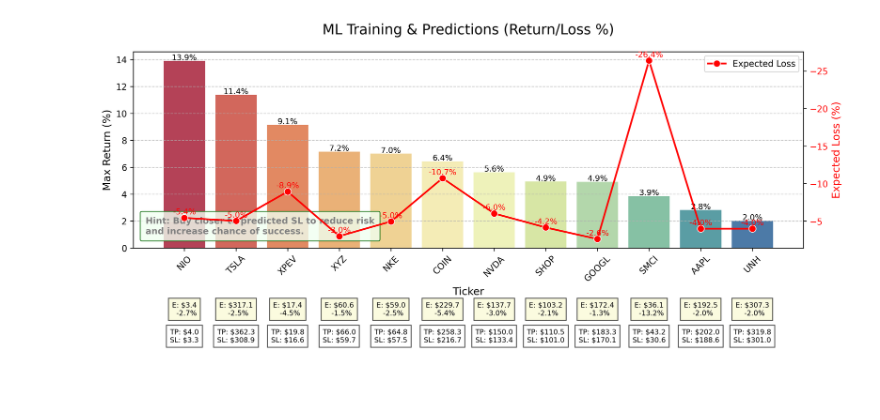
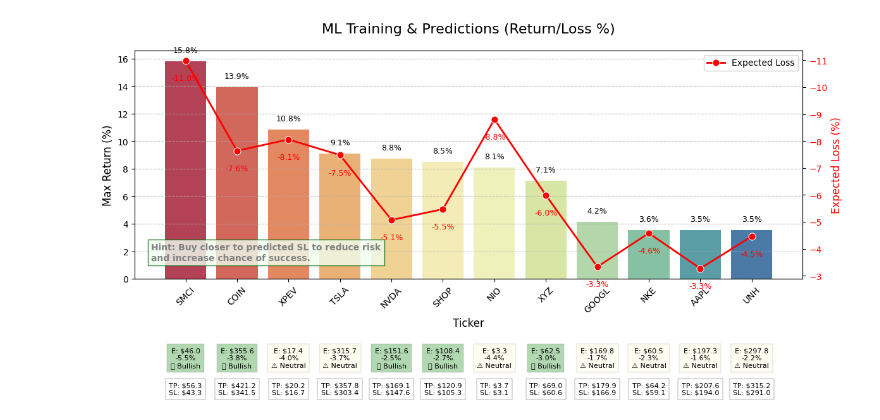
Before and after one commit to farrukhdGB/StocksML, a Jupyter notebook: FixedProfit_ML_MultiStocks.ipynb, the cells around one changed output. Cells and saved outputs as stored; diff of their text form; code cells hidden in the pictures; blank space fills up the shorter version.

```diff
--- a/FixedProfit_ML_MultiStocks.ipynb
+++ b/FixedProfit_ML_MultiStocks.ipynb
@@ -15,9 +20,12 @@ warnings.filterwarnings('ignore')
 # %%
 TICKERS = ["TSLA", "NVDA", "COIN", "SHOP", "NKE", "SMCI", "XPEV", "NIO", "GOOGL", "AAPL", "UNH", "XYZ"]
 YEARS_OF_DATA = 2
-PROFIT_TARGET = 0.05
-STOP_LOSS = 0.03
-FORWARD_DAYS = 14
+PROFIT_TARGET = 0.06
+STOP_LOSS = 0.05
+FORWARD_DAYS = 12 # For prediction
+future_window = 12  # Backtesting
+
+tolerance = 1.08
 
 # Time window
 end_date = datetime.now()
@@ -28,7 +36,8 @@ FEATURES = ['RSI', 'SMA1', 'SMA2', 'SMA3', 'MACD', 'Signal_Line',
             'Upper_Band', 'Lower_Band', 'Volume_MA20',
             '5_day_return', '10_day_return', 'Volatility',
             'CCI', 'OBV', '+DI', '-DI', 'ADX', 'ATR',
-            'VWMA', 'VI+','VI+', 'KCu','KCl', 'STu', 'STl']
+            'VWMA', 'VI+','VI+', 'KCu','KCl', 'STu', 'STl', 'Candlesticks',
+           'Bear', 'Bull', 'vSpike', 'DD']
 
 results = []
 # %%
@@ -187,60 +225,72 @@ print(tabulate(df_results, headers='keys', tablefmt='plain'))
 # %%
-# ✅ PLOTTING ONLY
+# ✅ PLOT PREDICTIONS
 from matplotlib.offsetbox import AnchoredText
 
 df_plot = df_results.sort_values(by="Max (%)", ascending=False)
 
-# Create figure and primary axis
-fig, ax1 = plt.subplots(figsize=(12, 6), dpi=300)
+# Create figure with adjusted bottom margin
+fig, ax1 = plt.subplots(figsize=(12, 6), dpi=100)  # Original size
 
-# Plot Max (%) on primary axis (left)
+# --- MAIN PLOT (original styling) ---
 sns.barplot(x="Ticker", y="Max (%)", data=df_plot, palette="Spectral", ax=ax1)
+ax1.set_ylabel('Max Return (%)', fontsize=12)
 ax1.set_ylabel('Max Return (%)', fontsize=12)
 ax1.set_xlabel('Ticker', fontsize=12)
 ax1.tick_params(axis='x', rotation=45)
 ax1.grid(True, axis='y', linestyle='--', alpha=0.7)
 
-# Create secondary axis (right) for Loss (%)
+# --- SECONDARY AXIS (original styling) ---
 ax2 = ax1.twinx()
-sns.lineplot(x="Ticker", y="Loss (%)", data=df_plot, color='red', marker='o', ax=ax2, linewidth=2, markersize=8, label='Expected Loss')
+sns.lineplot(x="Ticker", y="Loss (%)", data=df_plot, color='red', marker='o',
+             ax=ax2, linewidth=2, markersize=8, label='Expected Loss')
 ax2.set_ylabel('Expected Loss (%)', fontsize=12, color='red')
 ax2.tick_params(axis='y', labelcolor='red')
 ax2.invert_yaxis()
 
-# Annotate TP and SL values
+
+# --- FIXED ANNOTATION POSITIONS ---
 for i, (_, row) in enumerate(df_plot.iterrows()):
-     # Annotate Max (%)
-    ax1.text(i, row["Max (%)"] + 0.5, f'{row["Max (%)"]:.1f}%', ha='center', va='top', fontsize=9)
 
-    # Annotate Loss (%)
-    ax2.text(i, row["Loss (%)"] - 1.25, f'{row["Loss (%)"]:.1f}%', ha='center', va='top', color='red', fontsize=9)
+    fcolor = 'green' if row.Signal == "✅ Bullish" else 'lightgoldenrodyellow'
 
-    ax1.text(i, -4, f'E: ${row["Entry"]:.1f}\n  {row["Entry%"]:.1f}%',
-            ha='center', va='top', fontsize=8,
-            bbox=dict(facecolor='lightgoldenrodyellow', alpha=0.7))
+    # Top annotations (unchanged)
+    ax1.text(i, row["Max (%)"] + 0.5, f'{row["Max (%)"]:.1f}%',
+             ha='center', va='bottom', fontsize=9)
+    ax2.text(i, row["Loss (%)"] + 0.5, f'{row["Loss (%)"]:.1f}%',
+             ha='center', va='top', color='red', fontsize=9)
 
-    # Annotate TP and SL prices below bars
-    ax1.text(i, -6, f'TP: ${row["Max (TP)"]:.1f}\nSL: ${row["SL"]:.1f}',
-             ha='center', va='top', fontsize=8, bbox=dict(facecolor='white', alpha=0.7))
+    # Bottom annotations (FIXED)
+    vertical_offset = 5  # Base offset in percentage points
+    off1 = vertical_offset + 2.5  # Additional space for Entry box
+    off2 = vertical_offset  # TP/SL at base offset
 
-# Add the strategic hint textbox
+    ax1.text(i, -off2,
+             f'E: ${row["Entry"]:.1f}\n{row["Entry%"]:.1f}%\n{row["Signal"]}',
+             ha='center', va='top', fontsize=8,
+             bbox=dict(facecolor=fcolor, alpha=0.3, linewidth=0.3))
+
+    ax1.text(i, -off1,
+             f'TP: ${row["TP"]:.1f}\nSL: ${row["SL"]:.1f}',
+             ha='center', va='top', fontsize=8,
+             bbox=dict(facecolor='white', alpha=0.7, linewidth=0.3))
+
+# --- STRATEGIC HINT (original position but padded) ---
 textbox = AnchoredText(
     "Hint: Buy closer to predicted SL to reduce risk\nand increase chance of success.",
     loc='lower left',
     frameon=True,
-    borderpad=1,
+    borderpad=1.5,  # Increased padding
     prop=dict(size=10, color='gray', weight='bold')
 )
 ax1.add_artist(textbox)
+textbox.patch.set_facecolor('honeydew')
+textbox.patch.set_edgecolor('darkgreen')
+textbox.patch.set_alpha(0.8)
 
-# Customize the textbox appearance
-textbox.patch.set_facecolor('honeydew')  # Light green background
-textbox.patch.set_edgecolor('darkgreen')  # Dark green border
-textbox.patch.set_alpha(0.8)             # Slight transparency
-textbox.patch.set_boxstyle("round,pad=0.2")  # Rounded corners
-
+# --- FINAL SPACE MANAGEMENT ---
 plt.title("ML Training & Predictions (Return/Loss %)", fontsize=16, pad=20)
 plt.tight_layout()
+plt.subplots_adjust(bottom=0.3)  # Increased from default to protect x-labels
 plt.show()
 # %% [output]
-[figure, old version]
+[figure, new version]
```
Also changed, not shown: parts of 12 cells of this notebook, 4 other files.
